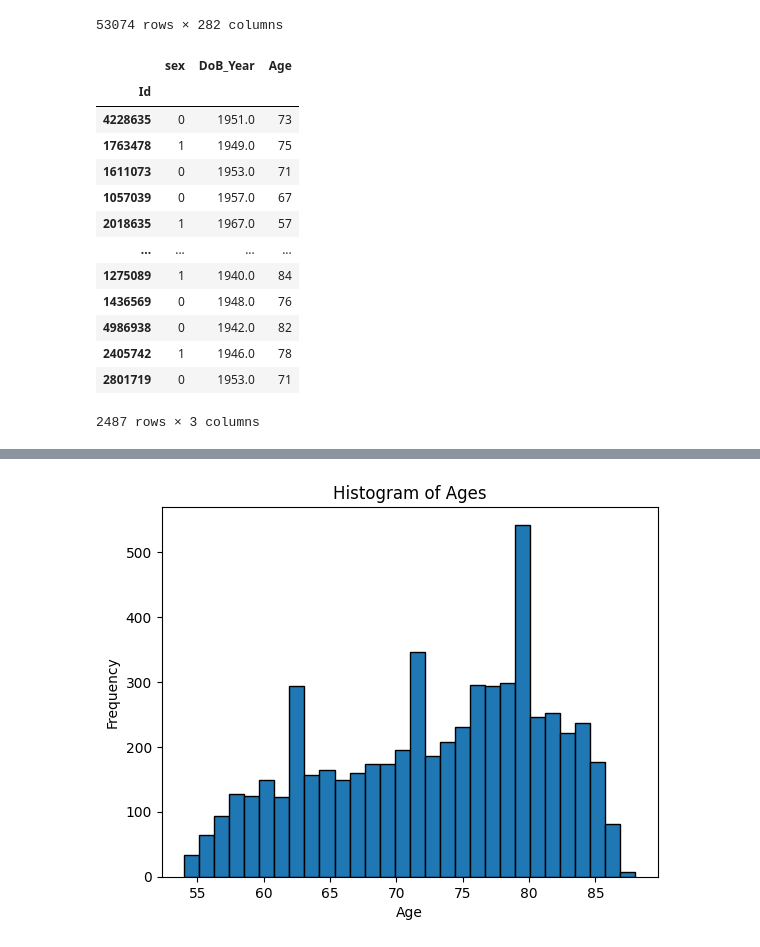
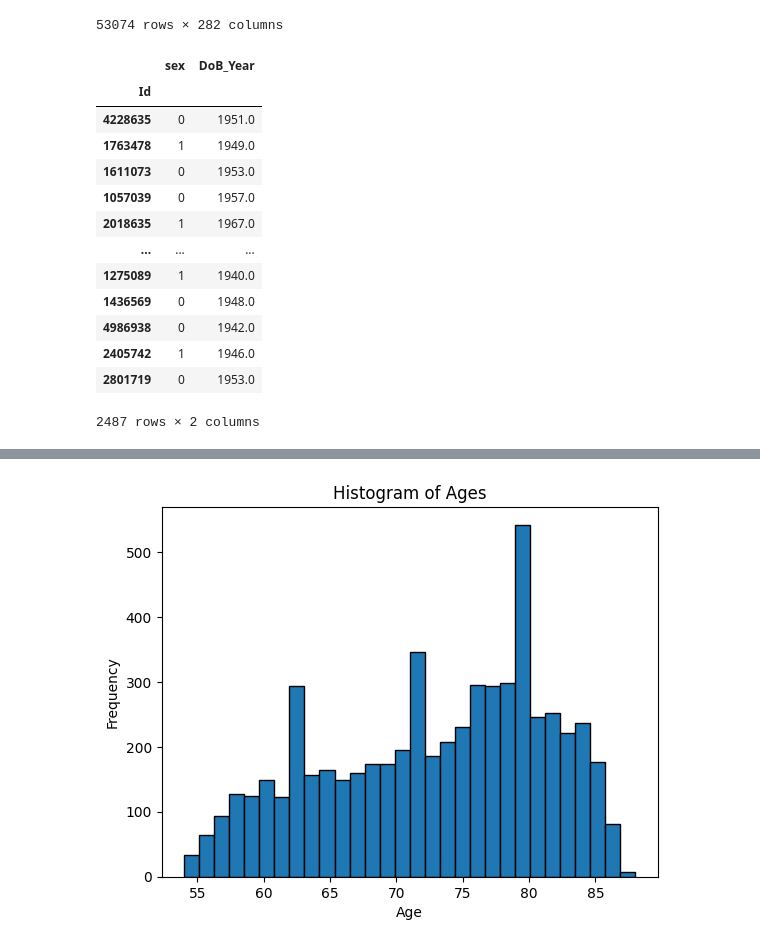
Before and after one commit to Skyer19/code, a Jupyter notebook: 3-adata_process.ipynb, the cells around one changed output, grey strips where cells are left out. Saved outputs shown, nothing was run; the diff lists cells and outputs as text; code cells hidden in the pictures.

```diff
--- a/3-adata_process.ipynb
+++ b/3-adata_process.ipynb
@@ -689,34 +714,34 @@ OLINK_pheno
 | 6024081 | 6.0 | NaN | NaN | NaN | 0.0 | NaN | NaN | NaN | 3002.0 | ... |
 53074 rows × 282 columns
 # %%
-def getAgeFromBioBankData(adata):
+def getDoBYearFromBioBankData(adata):
     Odata = adata.copy()
 
     els=[int(a) for a in Odata.obs.index]
     DoB_Year = OLINK_pheno.loc[els, '34-0.0']
     Odata.obs['DoB_Year'] = DoB_Year.values
 
-    current_year = 2024
-    Odata.obs['Age'] = (current_year - Odata.obs['DoB_Year']).astype(np.int8)
+    # current_year = 2024
+    # Odata.obs['Age'] = (current_year - Odata.obs['DoB_Year']).astype(np.int8)
 
     return Odata
 # %%
-Odata_train_with_age = getAgeFromBioBankData(Odata_train_with_sex)
-Odata_test_with_age = getAgeFromBioBankData(Odata_test_with_sex)
+Odata_train_with_DoBYear = getDoBYearFromBioBankData(Odata_train_with_sex)
+Odata_test_with_DoBYear = getDoBYearFromBioBankData(Odata_test_with_sex)
 # %%
-Odata_test_with_age.obs
+Odata_test_with_DoBYear.obs
 # %% [output]
-|  | sex | DoB_Year | Age |
-| Id |  |  |  |
-| 4228635 | 0 | 1951.0 | 73 |
-| 1763478 | 1 | 1949.0 | 75 |
-| 1611073 | 0 | 1953.0 | 71 |
-| 1057039 | 0 | 1957.0 | 67 |
-| 2018635 | 1 | 1967.0 | 57 |
-| ... | ... | ... | ... |
-| 1275089 | 1 | 1940.0 | 84 |
-| 1436569 | 0 | 1948.0 | 76 |
-| 4986938 | 0 | 1942.0 | 82 |
-| 2405742 | 1 | 1946.0 | 78 |
-| 2801719 | 0 | 1953.0 | 71 |
+|  | sex | DoB_Year |
+| Id |  |  |
+| 4228635 | 0 | 1951.0 |
+| 1763478 | 1 | 1949.0 |
+| 1611073 | 0 | 1953.0 |
+| 1057039 | 0 | 1957.0 |
+| 2018635 | 1 | 1967.0 |
+| ... | ... | ... |
+| 1275089 | 1 | 1940.0 |
+| 1436569 | 0 | 1948.0 |
+| 4986938 | 0 | 1942.0 |
+| 2405742 | 1 | 1946.0 |
+| 2801719 | 0 | 1953.0 |
-2487 rows × 3 columns
+2487 rows × 2 columns
```
Also changed, not shown: parts of 11 cells of this notebook, 1 other file.
